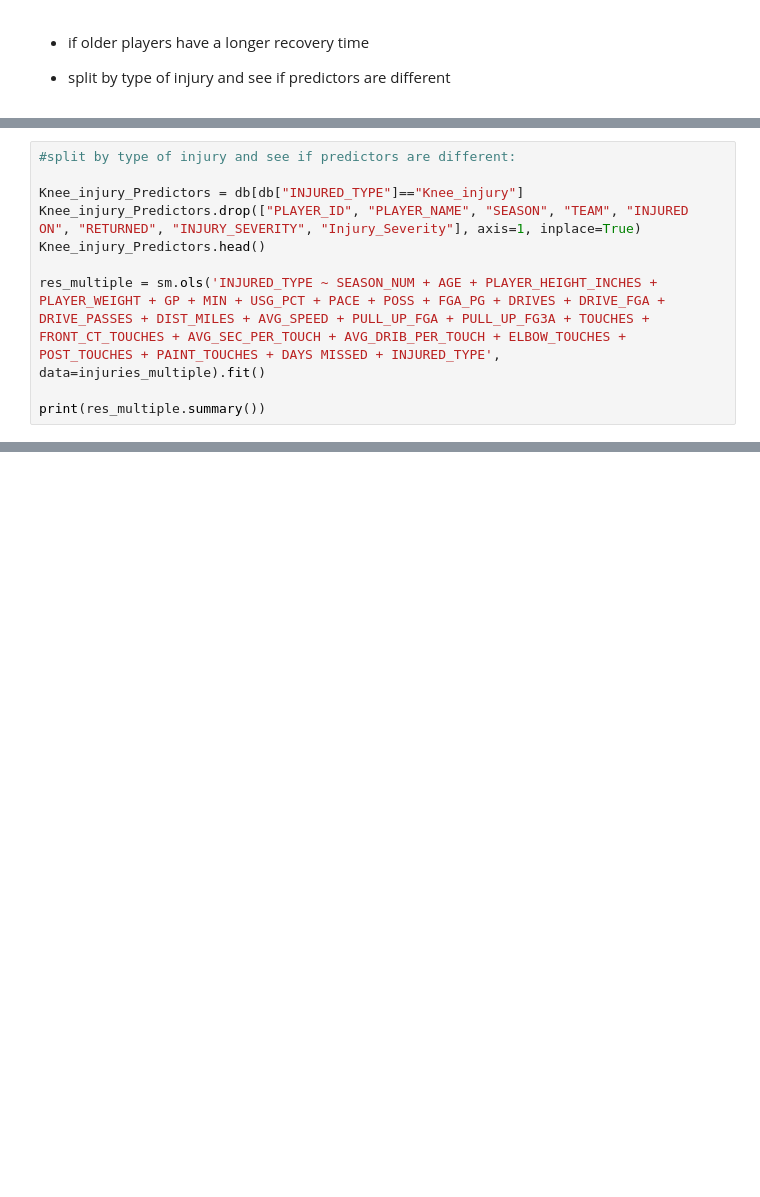
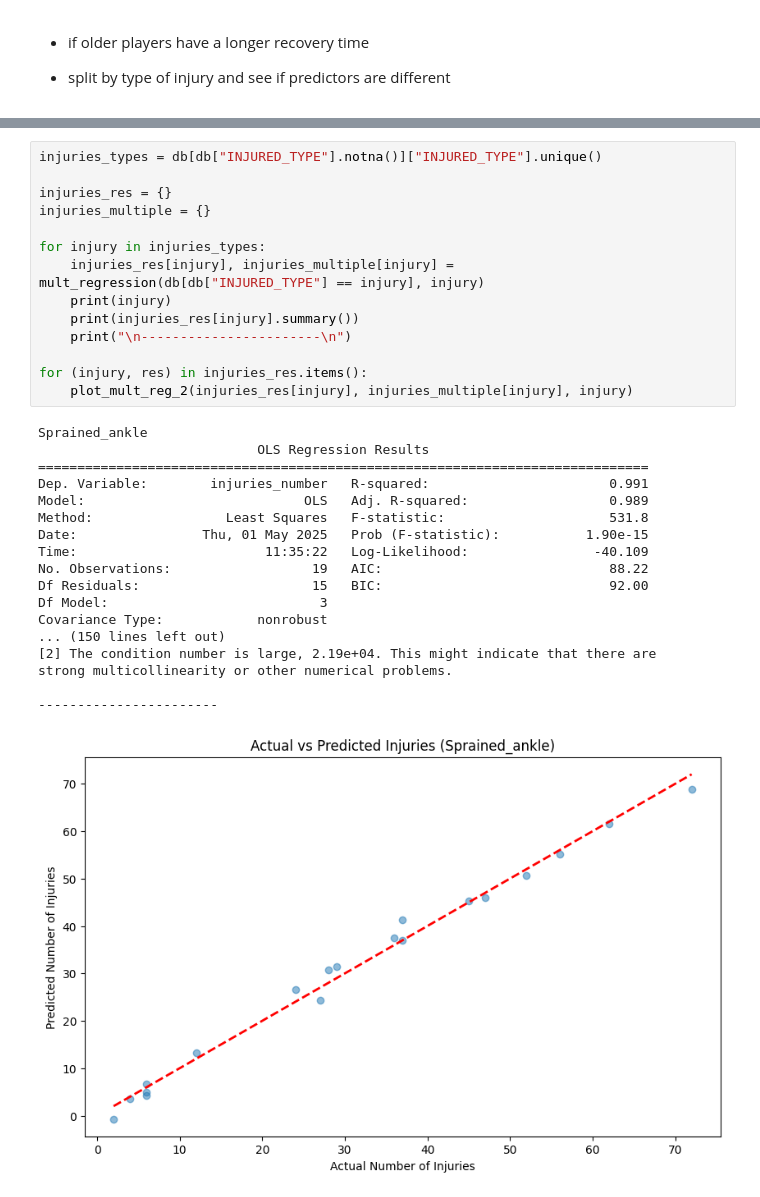
Before and after one commit to luciocanepa/data_science_project, a Jupyter notebook: regression.ipynb, the cells around one changed output, grey strips where cells are left out. Drawn from its saved outputs; the diff is of its cells as text; blank space fills up the shorter version.

Commit message:
extendend / cleaned regression notebook

```diff
--- a/regression.ipynb
+++ b/regression.ipynb
@@ -445,10 +443,0 @@ plt.show()
-# %%
-#split by type of injury and see if predictors are different:
-
-Knee_injury_Predictors = db[db["INJURED_TYPE"]=="Knee_injury"]
-Knee_injury_Predictors.drop(["PLAYER_ID", "PLAYER_NAME", "SEASON", "TEAM", "INJURED ON", "RETURNED", "INJURY_SEVERITY", "Injury_Severity"], axis=1, inplace=True)
-Knee_injury_Predictors.head()
-
-res_multiple = sm.ols('INJURED_TYPE ~ SEASON_NUM + AGE + PLAYER_HEIGHT_INCHES + PLAYER_WEIGHT + GP + MIN + USG_PCT + PACE + POSS + FGA_PG + DRIVES + DRIVE_FGA + DRIVE_PASSES + DIST_MILES + AVG_SPEED + PULL_UP_FGA + PULL_UP_FG3A + TOUCHES + FRONT_CT_TOUCHES + AVG_SEC_PER_TOUCH + AVG_DRIB_PER_TOUCH + ELBOW_TOUCHES + POST_TOUCHES + PAINT_TOUCHES + DAYS MISSED + INJURED_TYPE', data=injuries_multiple).fit()
-
-print(res_multiple.summary())
@@ -460,0 +498,33 @@ SyntaxError: invalid syntax (<unknown>, line 1)
+# %%
+injuries_types = db[db["INJURED_TYPE"].notna()]["INJURED_TYPE"].unique()
+
+injuries_res = {}
+injuries_multiple = {}
+
+for injury in injuries_types:
+    injuries_res[injury], injuries_multiple[injury] = mult_regression(db[db["INJURED_TYPE"] == injury], injury)
+    print(injury)
+    print(injuries_res[injury].summary())
+    print("\n-----------------------\n")
+
+for (injury, res) in injuries_res.items():
+    plot_mult_reg_2(injuries_res[injury], injuries_multiple[injury], injury)
+# %% [output]
+Sprained_ankle
+                            OLS Regression Results
+==============================================================================
+Dep. Variable:        injuries_number   R-squared:                       0.991
+Model:                            OLS   Adj. R-squared:                  0.989
+Method:                 Least Squares   F-statistic:                     531.8
+Date:                Thu, 01 May 2025   Prob (F-statistic):           1.90e-15
+Time:                        11:35:22   Log-Likelihood:                -40.109
+No. Observations:                  19   AIC:                             88.22
+Df Residuals:                      15   BIC:                             92.00
+Df Model:                           3
+Covariance Type:            nonrobust
+... (150 lines left out)
+[2] The condition number is large, 2.19e+04. This might indicate that there are
+strong multicollinearity or other numerical problems.
+
+-----------------------
+[figure, added]
```
Also changed, not shown: parts of 17 cells of this notebook, 5 other files.
